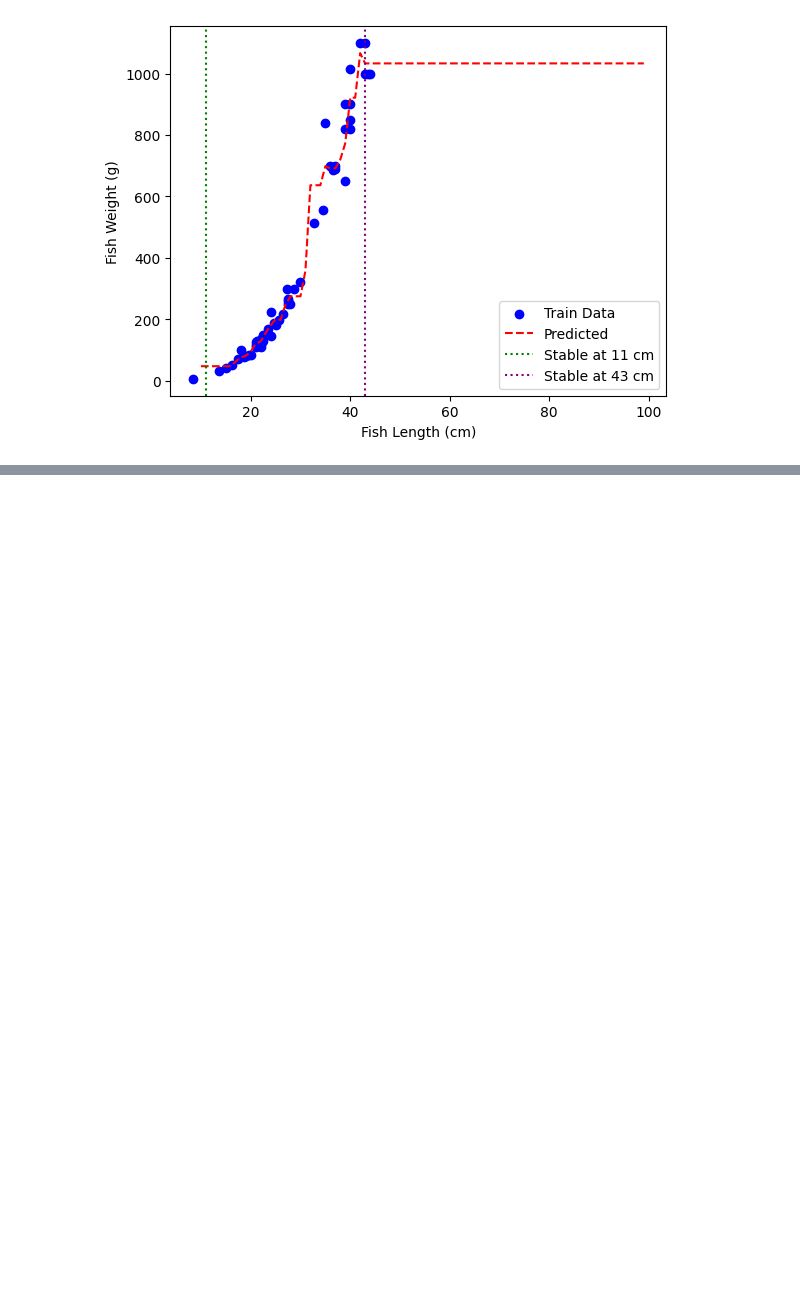
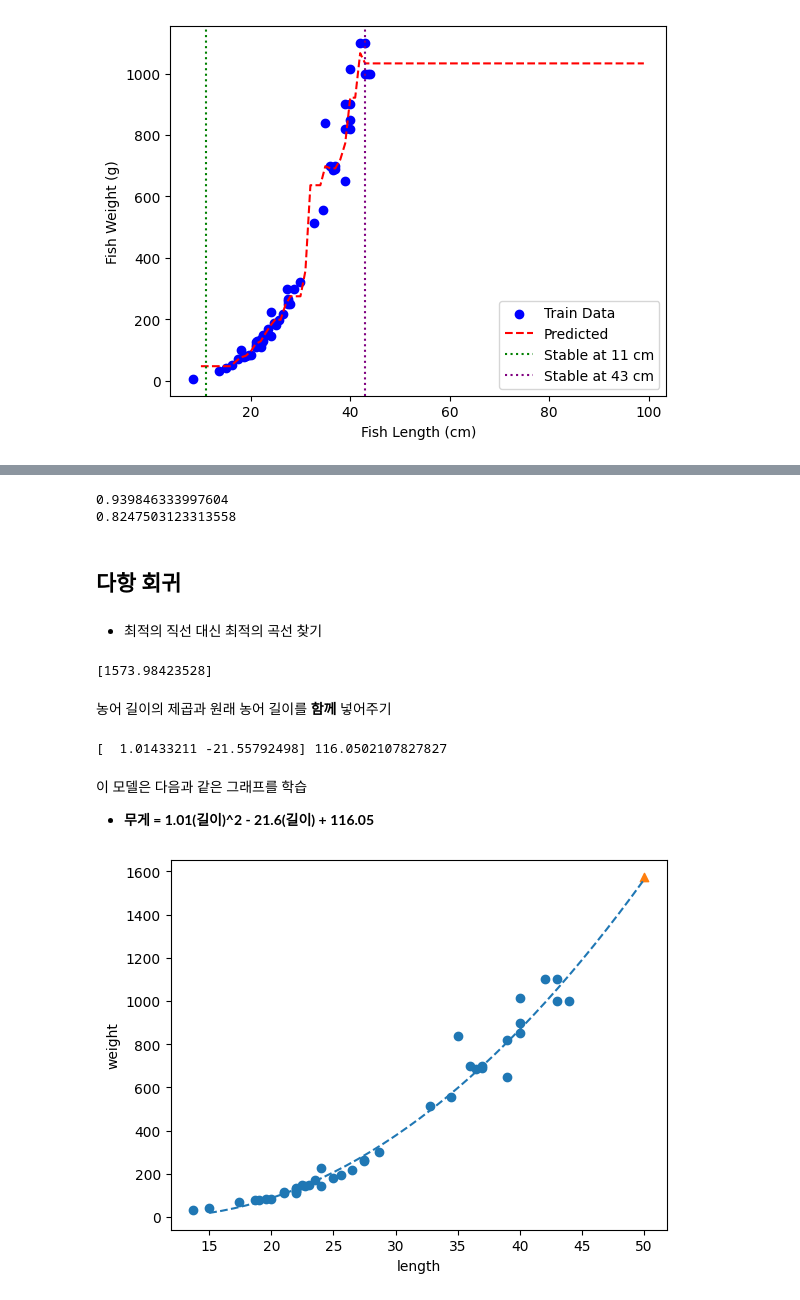
Before and after one commit to whatiddone/MLDL_Study, a Jupyter notebook: 1st_week.ipynb, the cells around one changed output, grey strips where cells are left out. Saved outputs shown, nothing was run; the diff lists cells and outputs as text; code cells hidden in the pictures; blank space fills up the shorter version.

```diff
--- a/1st_week.ipynb
+++ b/1st_week.ipynb
@@ -261,0 +294,50 @@ plt.show()
+# %%
+# 훈련 세트와 테스트 세트에 대한 R^2 점수 확인하기
+print(lr.score(train_input, train_target))
+print(lr.score(test_input, test_target))
+# %% [output]
+0.939846333997604
+0.8247503123313558
+# %% [markdown]
+## 다항 회귀
+# %% [markdown]
+- 최적의 직선 대신 최적의 곡선 찾기
+# %%
+# 농어의 길이를 제곱하여 원래 데이터 앞에 붙여보기
+train_poly = np.column_stack((train_input ** 2, train_input))
+test_poly = np.column_stack((test_input **2, test_input))
+# %%
+# train_poly를 사용해 선형 회귀 모델을 다시 훈련
+lr = LinearRegression()
+lr.fit(train_poly, train_target)
+print(lr.predict([[50**2, 50]]))
+# %% [output]
+[1573.98423528]
+# %% [markdown]
+농어 길이의 제곱과 원래 농어 길이를 **함께** 넣어주기
+# %%
+print(lr.coef_, lr.intercept_)
+# %% [output]
+[  1.01433211 -21.55792498] 116.0502107827827
+# %% [markdown]
+이 모델은 다음과 같은 그래프를 학습
+- **무게 = 1.01(길이)^2 - 21.6(길이) + 116.05**
+# %%
+# 훈련 세트의 산점도와 회귀선 한 번에 그리기
+
+# 구간별 직선을 기리기 위해 15에서 50까지 정수 배열을 만들기
+point = np.arange(15, 51)
+
+# 훈련 세트의 산점도 그리기
+plt.scatter(train_input, train_target)
+
+# 15에서 50까지 2차 방정식 그래프 그리기
+plt.plot(point, 1.01 * point**2 - 21.6 * point + 116.05, linestyle='--')
+
+# 50cm 농어 데이터
+plt.scatter(50, 1574, marker='^')
+plt.xlabel('length')
+plt.ylabel('weight')
+plt.show()
+# %% [output]
+[figure, added]
```
Also changed, not shown: parts of 6 cells of this notebook.
